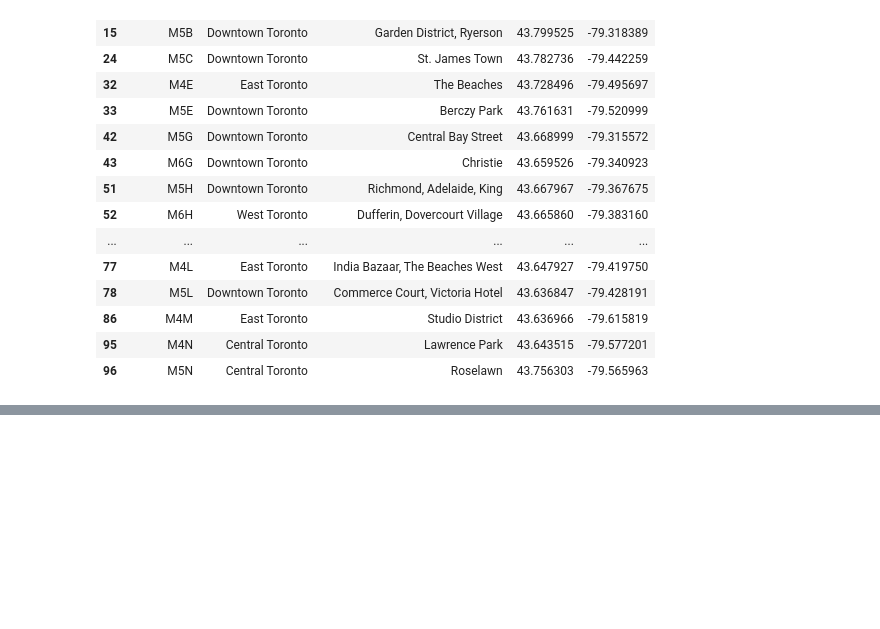
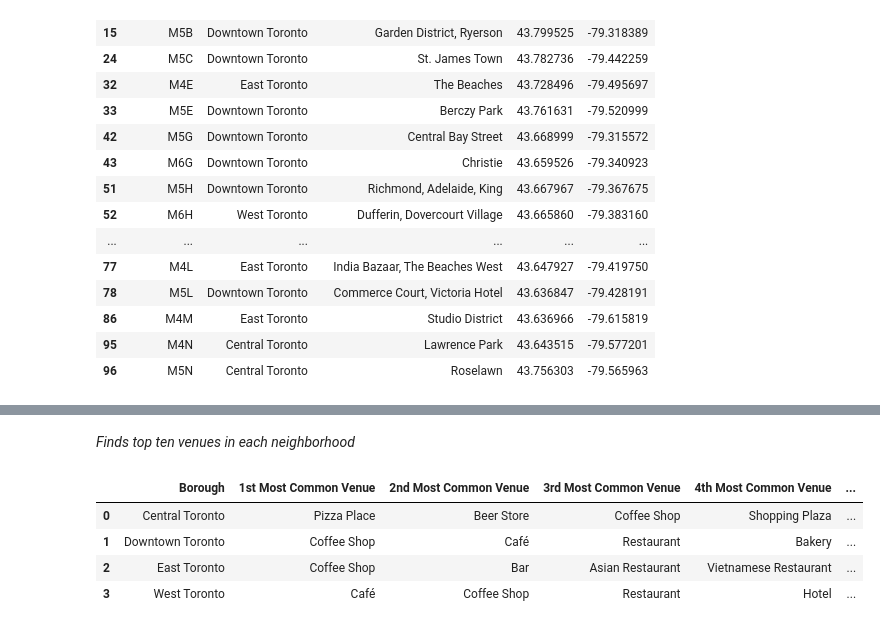
Before and after one commit to stein463/AppliedDataScienceCapstoneIBM, a Jupyter notebook: Segmenting and Clustering Neighborhoods in Toronto.ipynb, the cells around one changed output, grey strips where cells are left out. Saved outputs shown, nothing was run; the diff lists cells and outputs as text; code cells hidden in the pictures; blank space fills up the shorter version.

```diff
--- a/Segmenting and Clustering Neighborhoods in Toronto.ipynb
+++ b/Segmenting and Clustering Neighborhoods in Toronto.ipynb
@@ -198,0 +376,12 @@ df3
+# %%
+num_top_venues = 5
+
+for bor in toronto_grouped['Borough']:
+    print("----"+bor+"----")
+    temp = toronto_grouped[toronto_grouped['Borough'] == bor].T.reset_index()
+    temp.columns = ['venue','freq']
+    temp = temp.iloc[1:]
+    temp['freq'] = temp['freq'].astype(float)
+    temp = temp.round({'freq': 2})
+    print(temp.sort_values('freq', ascending=False).reset_index(drop=True).head(num_top_venues))
+    print('\n')
@@ -198,0 +406,35 @@ df3
+# %% [markdown]
+*Finds top ten venues in each neighborhood*
+# %%
+def return_most_common_venues(row, num_top_venues):
+    row_categories = row.iloc[1:]
+    row_categories_sorted = row_categories.sort_values(ascending=False)
+
+    return row_categories_sorted.index.values[0:num_top_venues]
+# %%
+num_top_venues = 10
+
+indicators = ['st', 'nd', 'rd']
+
+# create columns according to number of top venues
+columns = ['Borough']
+for ind in np.arange(num_top_venues):
+    try:
+        columns.append('{}{} Most Common Venue'.format(ind+1, indicators[ind]))
+    except:
+        columns.append('{}th Most Common Venue'.format(ind+1))
+
+# create a new dataframe
+boroughs_venues_sorted = pd.DataFrame(columns=columns)
+boroughs_venues_sorted['Borough'] = toronto_grouped['Borough']
+
+for ind in np.arange(toronto_grouped.shape[0]):
+    boroughs_venues_sorted.iloc[ind, 1:] = return_most_common_venues(toronto_grouped.iloc[ind, :], num_top_venues)
+
+boroughs_venues_sorted.head()
+# %% [output]
+|  | Borough | 1st Most Common Venue | 2nd Most Common Venue | 3rd Most Common Venue | 4th Most Common Venue | ... |
+| 0 | Central Toronto | Pizza Place | Beer Store | Coffee Shop | Shopping Plaza | ... |
+| 1 | Downtown Toronto | Coffee Shop | Café | Restaurant | Bakery | ... |
+| 2 | East Toronto | Coffee Shop | Bar | Asian Restaurant | Vietnamese Restaurant | ... |
+| 3 | West Toronto | Café | Coffee Shop | Restaurant | Hotel | ... |
```
Also changed, not shown: parts of 23 cells of this notebook.
